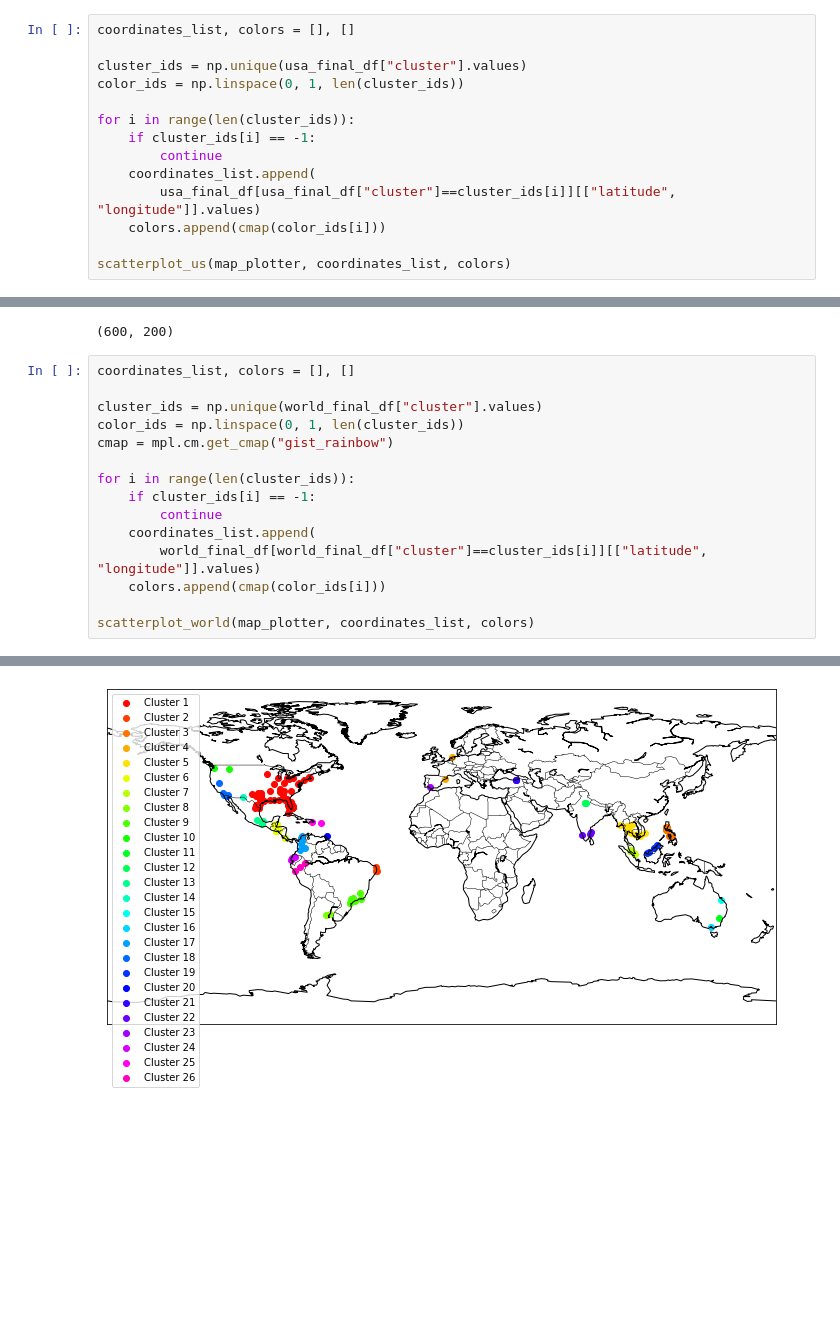
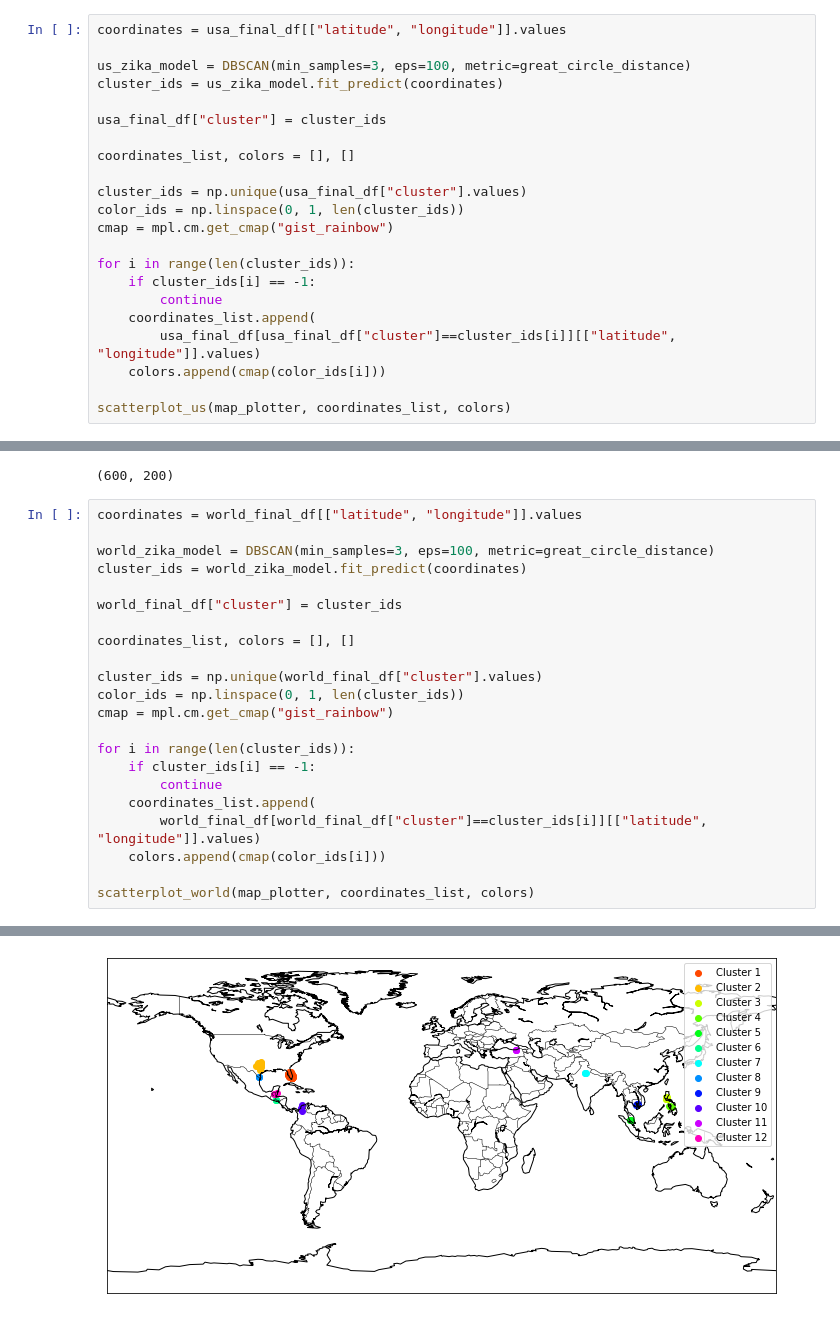
Before and after one commit to sujitpal/discovering-disease-outbreaks-base, a Jupyter notebook: 04-discovering-pandemics.ipynb, the cells around one changed output, grey strips where cells are left out. Drawn from its saved outputs; the diff is of its cells as text; blank space fills up the shorter version.

Commit message:
Updated to recluster after filtering zika only headlines

```diff
--- a/04-discovering-pandemics.ipynb
+++ b/04-discovering-pandemics.ipynb
@@ -397,10 +397,18 @@ usa_final_df.head(10)
 | 16 | Chicago's First Zika Case Confirmed | Chicago | US | 41.85003 | -87.65005 | 4 |
 | 17 | Tampa Bay Area Zika Case Count Cl... | Tampa | US | 27.94752 | -82.45843 | 0 |
 # %%
+coordinates = usa_final_df[["latitude", "longitude"]].values
+
+us_zika_model = DBSCAN(min_samples=3, eps=100, metric=great_circle_distance)
+cluster_ids = us_zika_model.fit_predict(coordinates)
+
+usa_final_df["cluster"] = cluster_ids
+
 coordinates_list, colors = [], []
 
 cluster_ids = np.unique(usa_final_df["cluster"].values)
 color_ids = np.linspace(0, 1, len(cluster_ids))
+cmap = mpl.cm.get_cmap("gist_rainbow")
 
 for i in range(len(cluster_ids)):
     if cluster_ids[i] == -1:
@@ -657,6 +673,13 @@ len(headlines_df), len(world_final_df)
 # %% [output]
 (600, 200)
 # %%
+coordinates = world_final_df[["latitude", "longitude"]].values
+
+world_zika_model = DBSCAN(min_samples=3, eps=100, metric=great_circle_distance)
+cluster_ids = world_zika_model.fit_predict(coordinates)
+
+world_final_df["cluster"] = cluster_ids
+
 coordinates_list, colors = [], []
 
 cluster_ids = np.unique(world_final_df["cluster"].values)
@@ -675 +702 @@ scatterplot_world(map_plotter, coordinates_list, colors)
-[figure, old version]
+[figure, new version]
```
Also changed, not shown: parts of 4 cells of this notebook, 1 other file.
